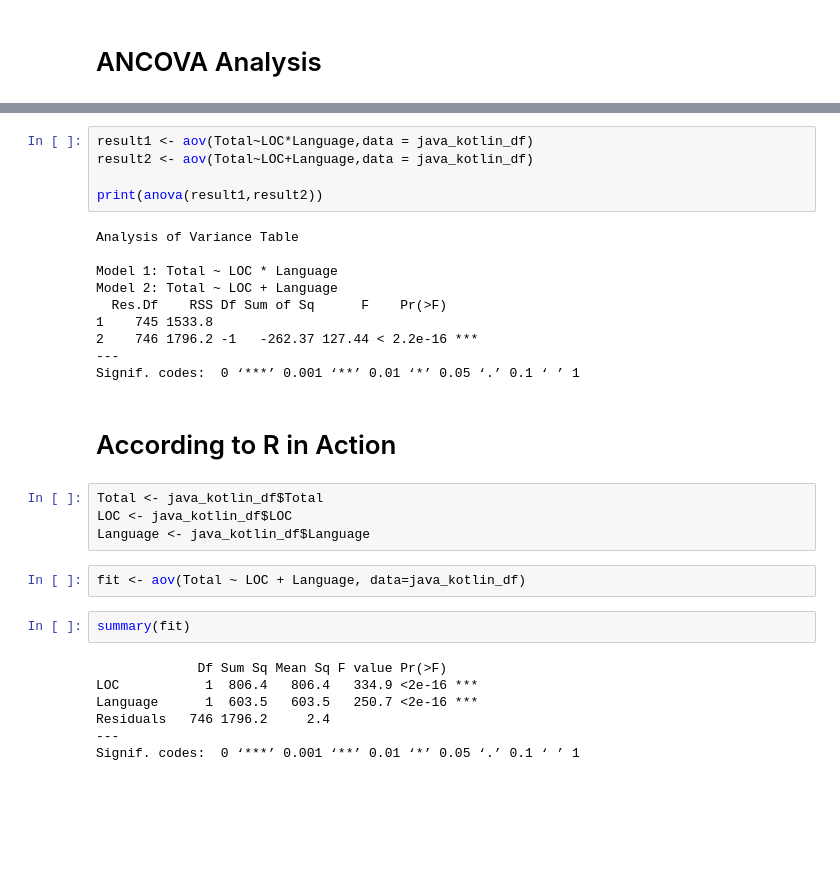
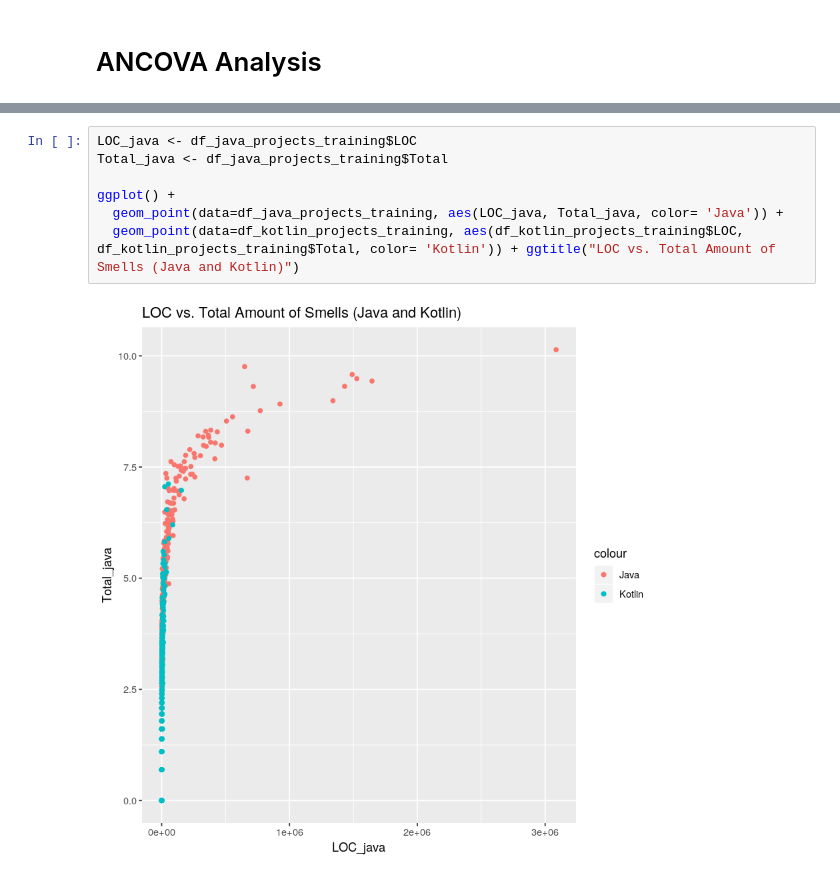
Before and after one commit to SimonHellbrueck/BT_Repository_Mining, a Jupyter notebook: regressiondiagnostics.ipynb, the cells around one changed output, grey strips where cells are left out. Cells and saved outputs as stored; diff of their text form; blank space fills up the shorter version.

```diff
--- a/regressiondiagnostics.ipynb
+++ b/regressiondiagnostics.ipynb
@@ -229,33 +228,10 @@ head(java_kotlin_df)
-# %%
-result1 <- aov(Total~LOC*Language,data = java_kotlin_df)
-result2 <- aov(Total~LOC+Language,data = java_kotlin_df)
-
-print(anova(result1,result2))
-# %% [output]
-Analysis of Variance Table
-
-Model 1: Total ~ LOC * Language
-Model 2: Total ~ LOC + Language
-  Res.Df    RSS Df Sum of Sq      F    Pr(>F)
-1    745 1533.8
-2    746 1796.2 -1   -262.37 127.44 < 2.2e-16 ***
----
-Signif. codes:  0 ‘***’ 0.001 ‘**’ 0.01 ‘*’ 0.05 ‘.’ 0.1 ‘ ’ 1
-# %% [markdown]
-# According to R in Action
-# %%
-Total <- java_kotlin_df$Total
-LOC <- java_kotlin_df$LOC
-Language <- java_kotlin_df$Language
-# %%
-fit <- aov(Total ~ LOC + Language, data=java_kotlin_df)
-# %%
-summary(fit)
-# %% [output]
-             Df Sum Sq Mean Sq F value Pr(>F)
-LOC           1  806.4   806.4   334.9 <2e-16 ***
-Language      1  603.5   603.5   250.7 <2e-16 ***
-Residuals   746 1796.2     2.4
----
-Signif. codes:  0 ‘***’ 0.001 ‘**’ 0.01 ‘*’ 0.05 ‘.’ 0.1 ‘ ’ 1
+# %%
+LOC_java <- df_java_projects_training$LOC
+Total_java <- df_java_projects_training$Total
+
+ggplot() +
+  geom_point(data=df_java_projects_training, aes(LOC_java, Total_java, color= 'Java')) +
+  geom_point(data=df_kotlin_projects_training, aes(df_kotlin_projects_training$LOC, df_kotlin_projects_training$Total, color= 'Kotlin')) + ggtitle("LOC vs. Total Amount of Smells (Java and Kotlin)")
+# %% [output]
+[figure, added]
 # %%
```
Also changed, not shown: parts of 7 cells of this notebook, 1 other file.
